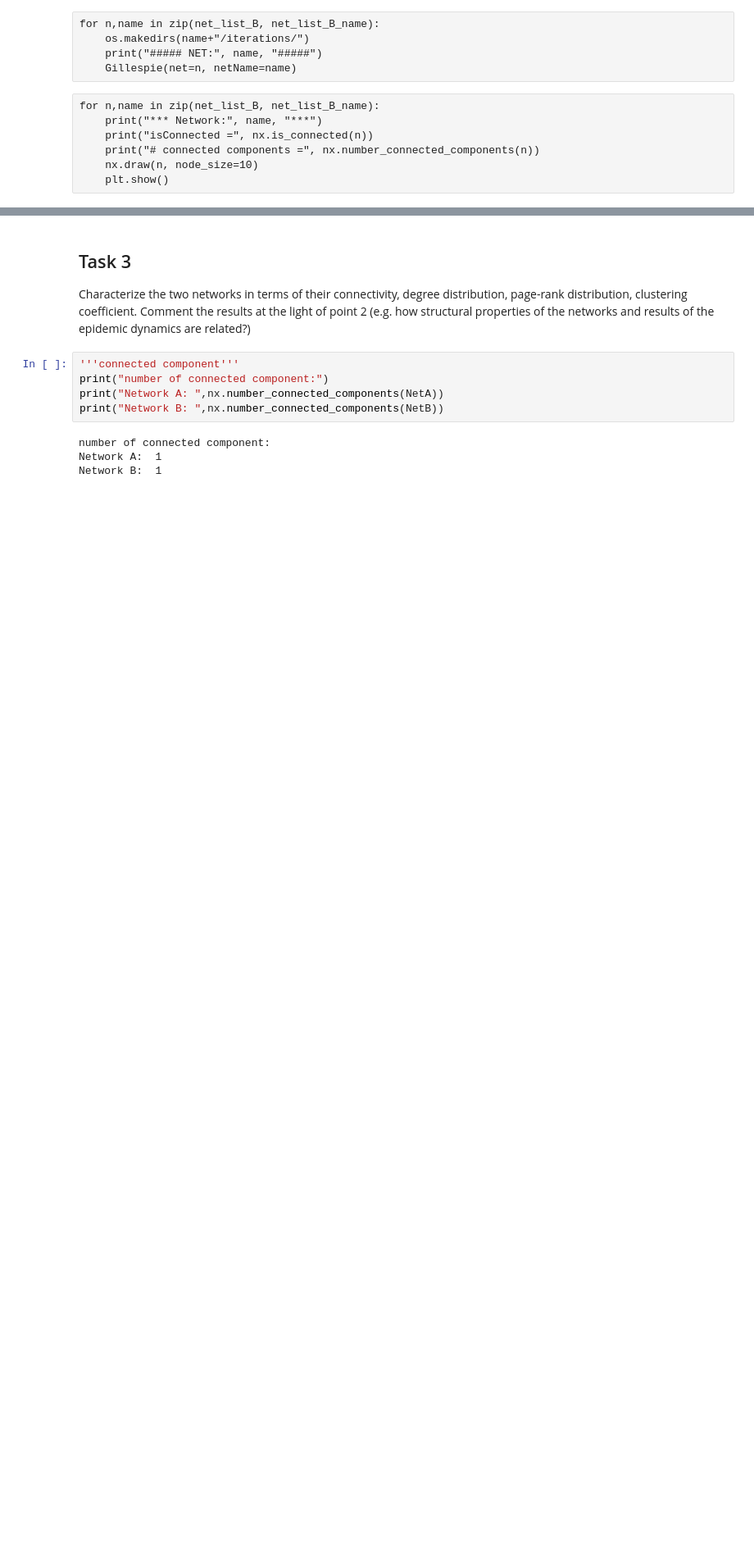
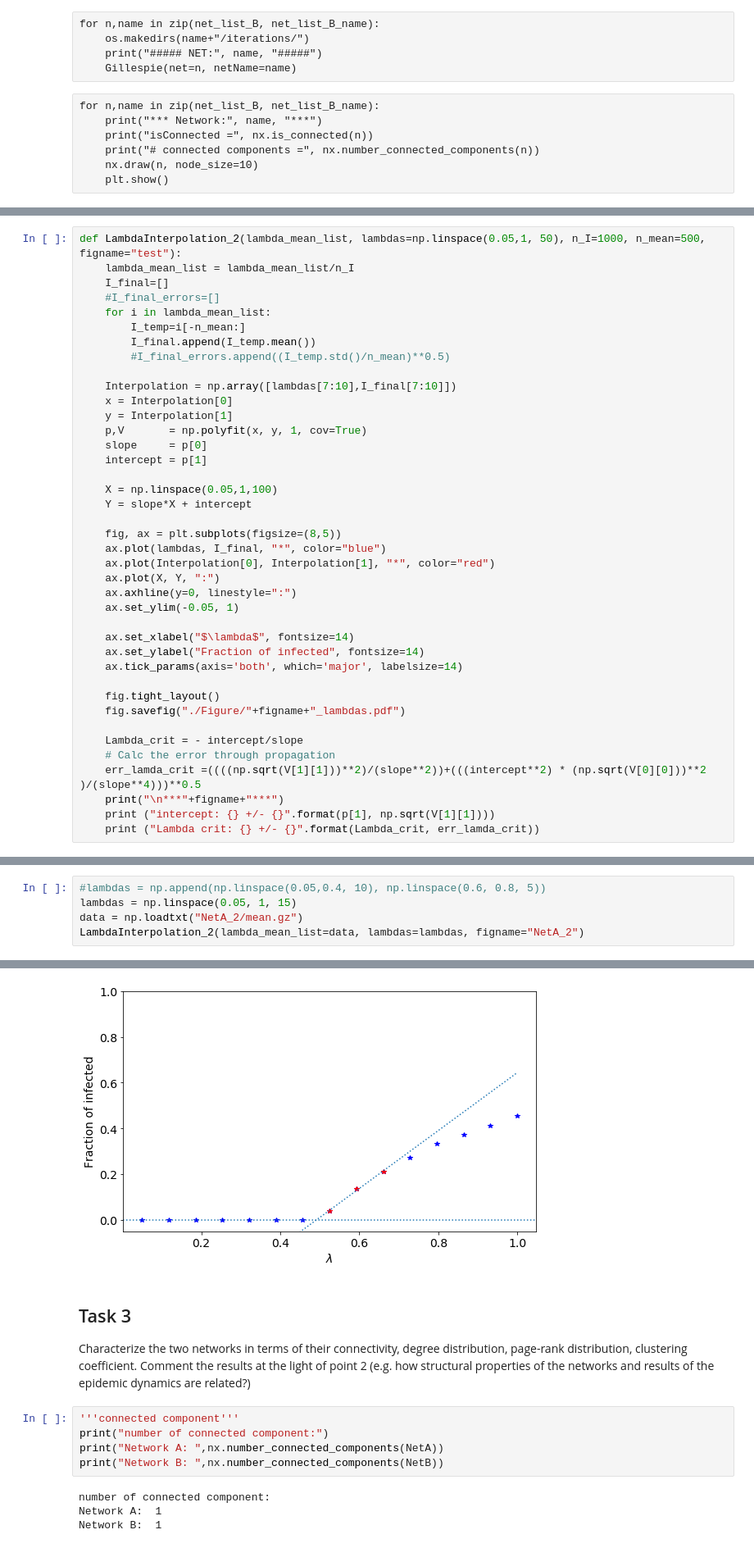
Before and after one commit to Agos95/ComplexSyst, a Jupyter notebook: 02/Agostini_Federico_code2.ipynb, the cells around one changed output, grey strips where cells are left out. Shown at 82% size. Cells and saved outputs as stored; diff of their text form; blank space fills up the shorter version.

```diff
--- a/02/Agostini_Federico_code2.ipynb
+++ b/02/Agostini_Federico_code2.ipynb
@@ -394,0 +553,40 @@ Lambda_crit = 0.1079427042610082
+# %%
+def LambdaInterpolation_2(lambda_mean_list, lambdas=np.linspace(0.05,1, 50), n_I=1000, n_mean=500, figname="test"):
+    lambda_mean_list = lambda_mean_list/n_I
+    I_final=[]
+    #I_final_errors=[]
+    for i in lambda_mean_list:
+        I_temp=i[-n_mean:]
+        I_final.append(I_temp.mean())
+        #I_final_errors.append((I_temp.std()/n_mean)**0.5)
+
+    Interpolation = np.array([lambdas[7:10],I_final[7:10]])
+    x = Interpolation[0]
+    y = Interpolation[1]
+    p,V       = np.polyfit(x, y, 1, cov=True)
+    slope     = p[0]
+    intercept = p[1]
+
+    X = np.linspace(0.05,1,100)
+    Y = slope*X + intercept
+
+    fig, ax = plt.subplots(figsize=(8,5))
+    ax.plot(lambdas, I_final, "*", color="blue")
+    ax.plot(Interpolation[0], Interpolation[1], "*", color="red")
+    ax.plot(X, Y, ":")
+    ax.axhline(y=0, linestyle=":")
+    ax.set_ylim(-0.05, 1)
+
+    ax.set_xlabel("$\lambda$", fontsize=14)
+    ax.set_ylabel("Fraction of infected", fontsize=14)
+    ax.tick_params(axis='both', which='major', labelsize=14)
+
+    fig.tight_layout()
+    fig.savefig("./Figure/"+figname+"_lambdas.pdf")
+
+    Lambda_crit = - intercept/slope
+    # Calc the error through propagation
+    err_lamda_crit =((((np.sqrt(V[1][1]))**2)/(slope**2))+(((intercept**2) * (np.sqrt(V[0][0]))**2 )/(slope**4)))**0.5
+    print("\n***"+figname+"***")
+    print ("intercept: {} +/- {}".format(p[1], np.sqrt(V[1][1])))
+    print ("Lambda crit: {} +/- {}".format(Lambda_crit, err_lamda_crit))
@@ -394,0 +596,6 @@ Lambda_crit = 0.1079427042610082
+# %%
+#lambdas = np.append(np.linspace(0.05,0.4, 10), np.linspace(0.6, 0.8, 5))
+lambdas = np.linspace(0.05, 1, 15)
+data = np.loadtxt("NetA_2/mean.gz")
+LambdaInterpolation_2(lambda_mean_list=data, lambdas=lambdas, figname="NetA_2")
+# %% [output]
@@ -395,3 +605,4 @@ Lambda_crit = 0.1079427042610082
+[figure, added]
 # %% [markdown]
 ## Task 3
 Characterize the two networks in terms of their connectivity, degree distribution, page-rank distribution, clustering coefficient. Comment the results at the light of point 2 (e.g. how structural properties of the networks and results of the epidemic dynamics are related?)
```
Also changed, not shown: parts of 18 cells of this notebook, 4 other files.
